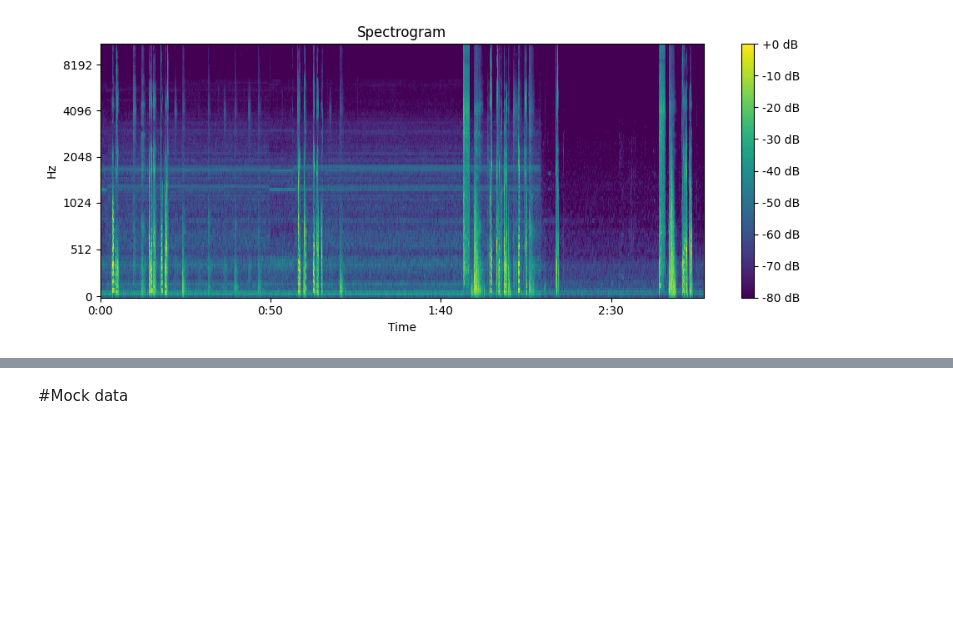
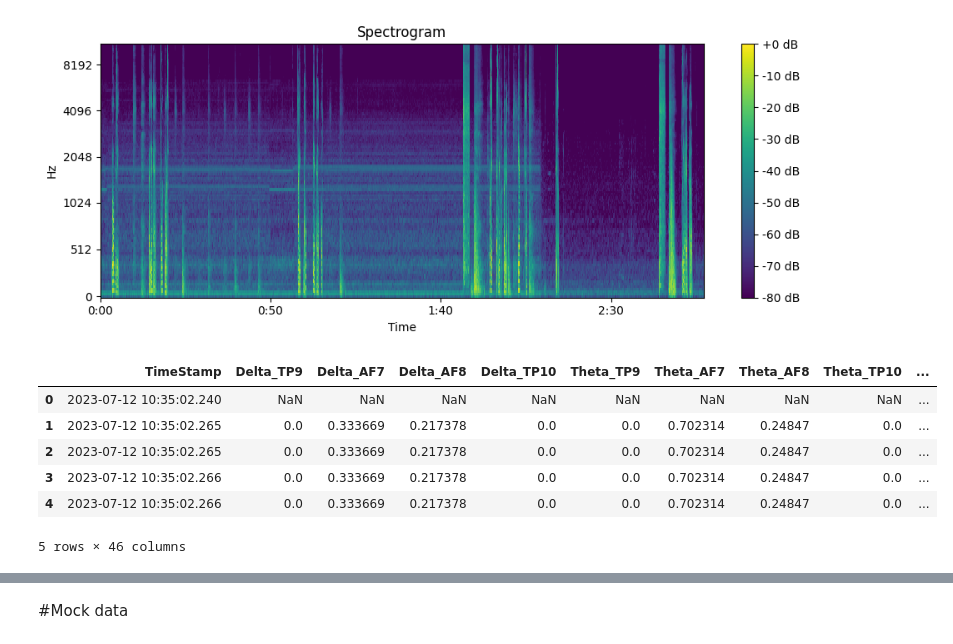
Before and after one commit to travelmail26/projectsleep, a Jupyter notebook: Muse_Processing.ipynb, the cells around one changed output, grey strips where cells are left out. Cells and saved outputs as stored; diff of their text form; code cells hidden in the pictures; blank space fills up the shorter version.

```diff
--- a/Muse_Processing.ipynb
+++ b/Muse_Processing.ipynb
@@ -1155,6 +1155,16 @@ plt.show()
 #load muse file for short breathing test
 dfraw = pd.read_csv(urlbreathingshorttestmuse)
 df = dfraw
+# %%
+df.head()
+# %% [output]
+|  | TimeStamp | Delta_TP9 | Delta_AF7 | Delta_AF8 | Delta_TP10 | Theta_TP9 | Theta_AF7 | Theta_AF8 | Theta_TP10 | ... |
+| 0 | 2023-07-12 10:35:02.240 | NaN | NaN | NaN | NaN | NaN | NaN | NaN | NaN | ... |
+| 1 | 2023-07-12 10:35:02.265 | 0.0 | 0.333669 | 0.217378 | 0.0 | 0.0 | 0.702314 | 0.24847 | 0.0 | ... |
+| 2 | 2023-07-12 10:35:02.265 | 0.0 | 0.333669 | 0.217378 | 0.0 | 0.0 | 0.702314 | 0.24847 | 0.0 | ... |
+| 3 | 2023-07-12 10:35:02.266 | 0.0 | 0.333669 | 0.217378 | 0.0 | 0.0 | 0.702314 | 0.24847 | 0.0 | ... |
+| 4 | 2023-07-12 10:35:02.266 | 0.0 | 0.333669 | 0.217378 | 0.0 | 0.0 | 0.702314 | 0.24847 | 0.0 | ... |
+5 rows × 46 columns
 # %%
 #layer ppg with spectogram
 
```
Also changed, not shown: parts of 2 cells of this notebook.
